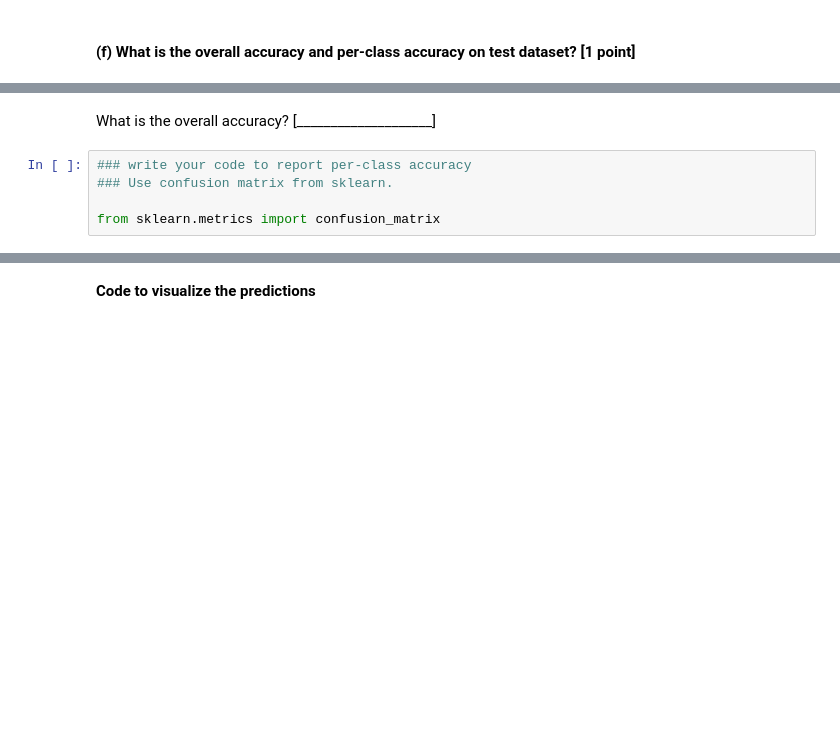
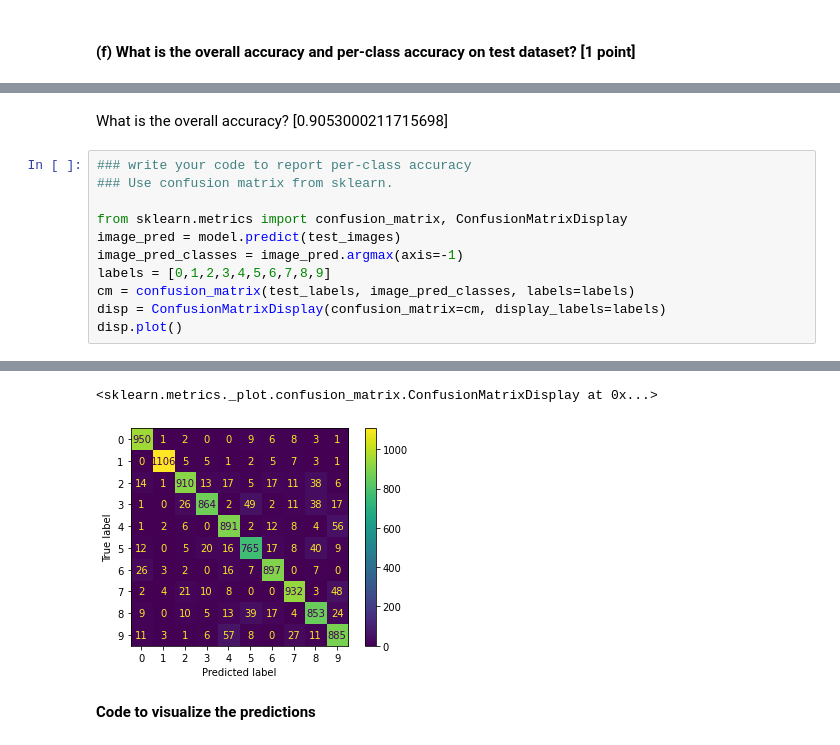
Before and after one commit to jinhanloh2021/AI_AS1, a Jupyter notebook: Q4_template_MNISTCorrupted.ipynb, the cells around one changed output, grey strips where cells are left out. Drawn from its saved outputs; the diff is of its cells as text; blank space fills up the shorter version.

```diff
--- a/Q4_template_MNISTCorrupted.ipynb
+++ b/Q4_template_MNISTCorrupted.ipynb
@@ -53,7 +140,14 @@ plt.plot(<<Write code here>>)
 # %% [markdown]
-What is the overall accuracy? [____________________]
+What is the overall accuracy? [0.9053000211715698]
 # %%
 ### write your code to report per-class accuracy
 ### Use confusion matrix from sklearn.
 
-from sklearn.metrics import confusion_matrix
+from sklearn.metrics import confusion_matrix, ConfusionMatrixDisplay
+image_pred = model.predict(test_images)
+image_pred_classes = image_pred.argmax(axis=-1)
+labels = [0,1,2,3,4,5,6,7,8,9]
+cm = confusion_matrix(test_labels, image_pred_classes, labels=labels)
+disp = ConfusionMatrixDisplay(confusion_matrix=cm, display_labels=labels)
+disp.plot()
+# %% [output]
@@ -60,3 +155,5 @@ from sklearn.metrics import confusion_matrix
+<sklearn.metrics._plot.confusion_matrix.ConfusionMatrixDisplay at 0x...>
+[figure, added]
 # %% [markdown]
 **Code to visualize the predictions**
 # %%
```
Also changed, not shown: parts of 15 cells of this notebook, 1 other file.
